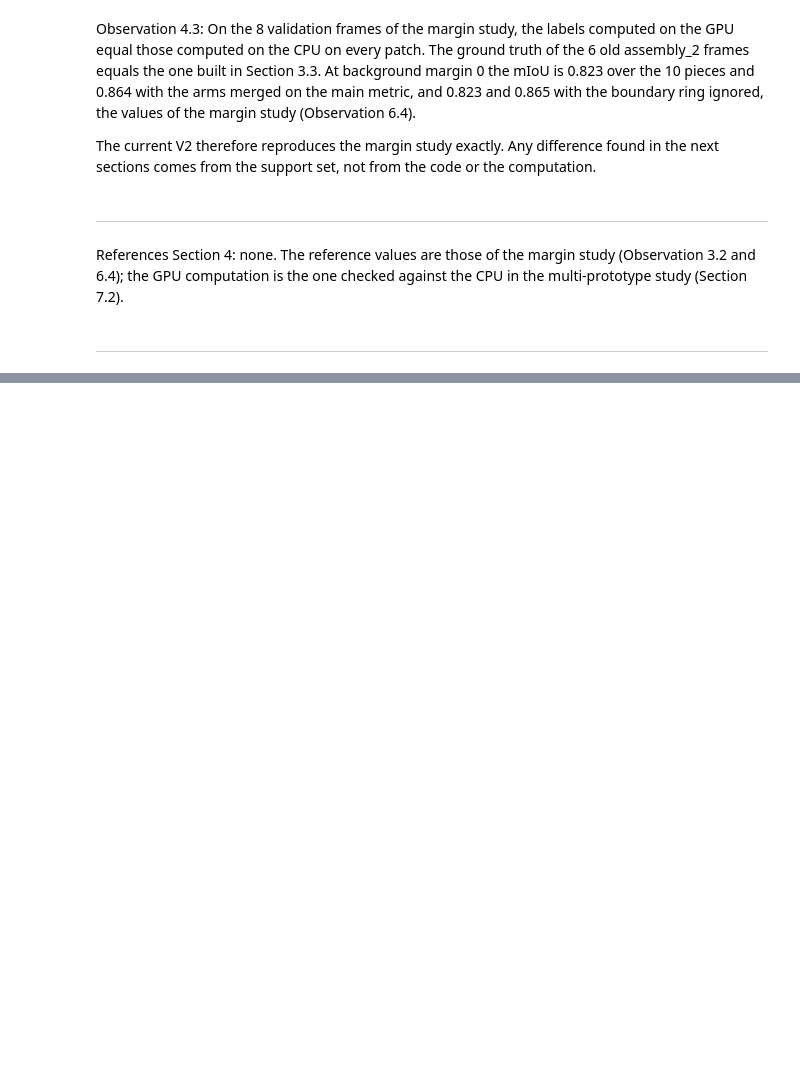
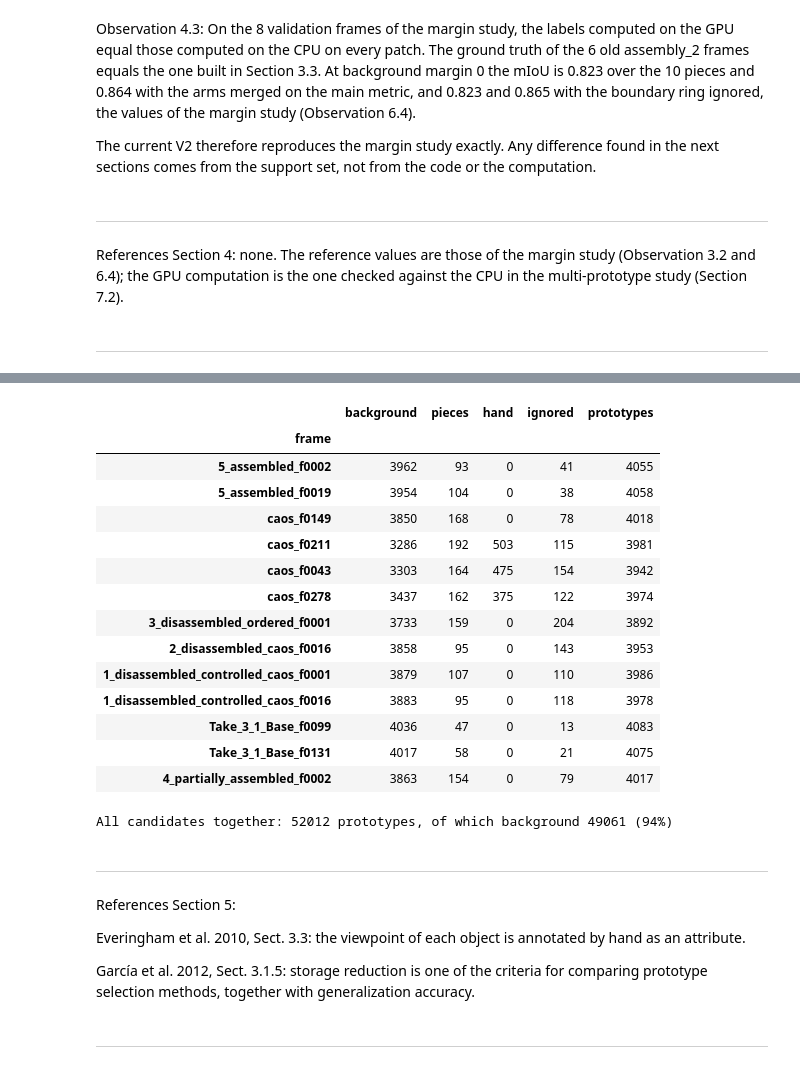
Before and after one commit to xrushofblood/vad_project, a Jupyter notebook: notebooks/phase_1_support_set_v2_study.ipynb, the cells around one changed output, grey strips where cells are left out. Saved outputs shown, nothing was run; the diff lists cells and outputs as text; code cells hidden in the pictures; blank space fills up the shorter version.

```diff
--- a/notebooks/phase_1_support_set_v2_study.ipynb
+++ b/notebooks/phase_1_support_set_v2_study.ipynb
@@ -775,0 +873,43 @@ References Section 4: none. The reference values are those of the margin study (
+# %%
+# 5.3 What each candidate adds to V2: its labelled patches, one prototype each (Section 4.2)
+rows = []
+for item in CANDIDATES:
+    labels, _ = patch_label_grid(rasterize_annotation(item["json_path"], item["use_labels"], INPUT_SIZE),
+                                 PATCH_SIZE, MIN_LABEL_COVERAGE)
+    item["patch_labels"] = labels
+    counts = np.bincount(labels.ravel(), minlength=IGNORE_ID + 1)
+    rows.append({"frame": item["frame"], "background": int(counts[BACKGROUND_ID]),
+                 "pieces": int(sum(counts[CLASS_NAMES.index(p)] for p in PIECE_LABELS)),
+                 "hand": int(counts[CLASS_NAMES.index(HAND_LABEL)]), "ignored": int(counts[IGNORE_ID])})
+cost = pd.DataFrame(rows).set_index("frame")
+cost["prototypes"] = cost[["background", "pieces", "hand"]].sum(axis=1)
+display(cost)
+print(f"All candidates together: {cost['prototypes'].sum()} prototypes, "
+      f"of which background {cost['background'].sum()} ({cost['background'].sum() / cost['prototypes'].sum():.0%})")
+# %% [output]
+|  | background | pieces | hand | ignored | prototypes |
+| frame |  |  |  |  |  |
+| 5_assembled_f0002 | 3962 | 93 | 0 | 41 | 4055 |
+| 5_assembled_f0019 | 3954 | 104 | 0 | 38 | 4058 |
+| caos_f0149 | 3850 | 168 | 0 | 78 | 4018 |
+| caos_f0211 | 3286 | 192 | 503 | 115 | 3981 |
+| caos_f0043 | 3303 | 164 | 475 | 154 | 3942 |
+| caos_f0278 | 3437 | 162 | 375 | 122 | 3974 |
+| 3_disassembled_ordered_f0001 | 3733 | 159 | 0 | 204 | 3892 |
+| 2_disassembled_caos_f0016 | 3858 | 95 | 0 | 143 | 3953 |
+| 1_disassembled_controlled_caos_f0001 | 3879 | 107 | 0 | 110 | 3986 |
+| 1_disassembled_controlled_caos_f0016 | 3883 | 95 | 0 | 118 | 3978 |
+| Take_3_1_Base_f0099 | 4036 | 47 | 0 | 13 | 4083 |
+| Take_3_1_Base_f0131 | 4017 | 58 | 0 | 21 | 4075 |
+| 4_partially_assembled_f0002 | 3863 | 154 | 0 | 79 | 4017 |
+All candidates together: 52012 prototypes, of which background 49061 (94%)
+# %% [markdown]
+------------------------------------------------------------------------------------------------------------------------------------------
+# %% [markdown]
+References Section 5:
+
+Everingham et al. 2010, Sect. 3.3: the viewpoint of each object is annotated by hand as an attribute.
+
+García et al. 2012, Sect. 3.1.5: storage reduction is one of the criteria for comparing prototype selection methods, together with generalization accuracy.
+# %% [markdown]
+------------------------------------------------------------------------------------------------------------------------------------------
```
Also changed, not shown: parts of 4 cells of this notebook.
